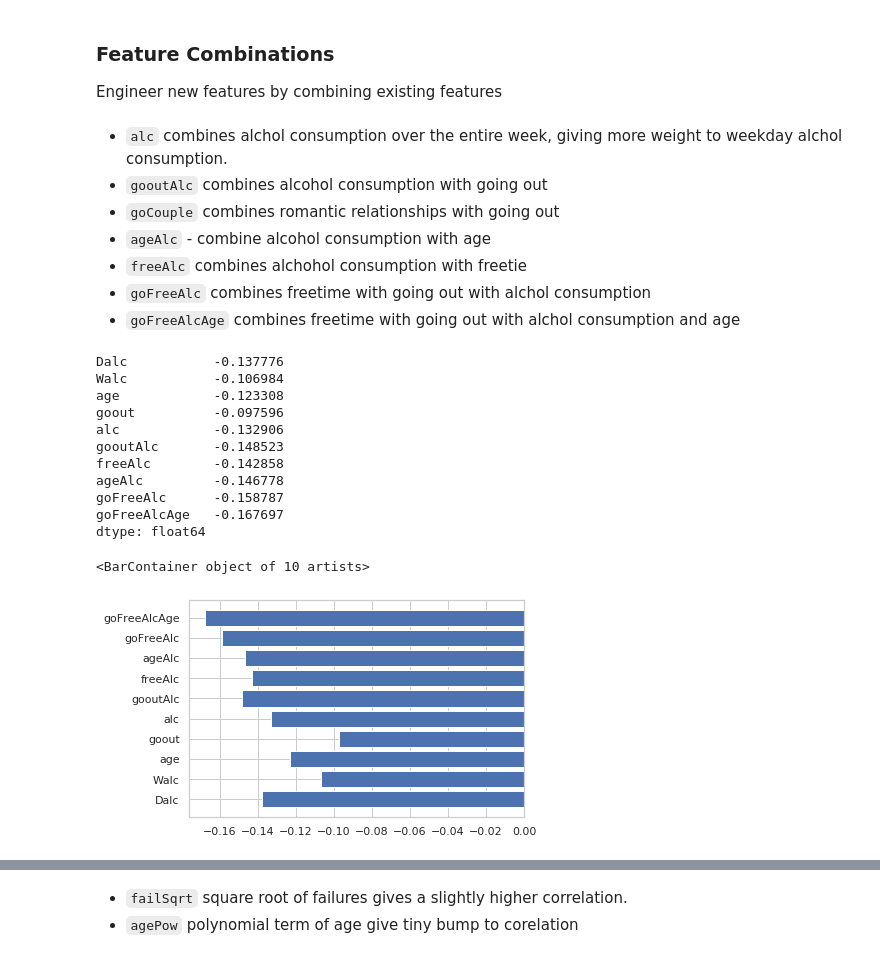
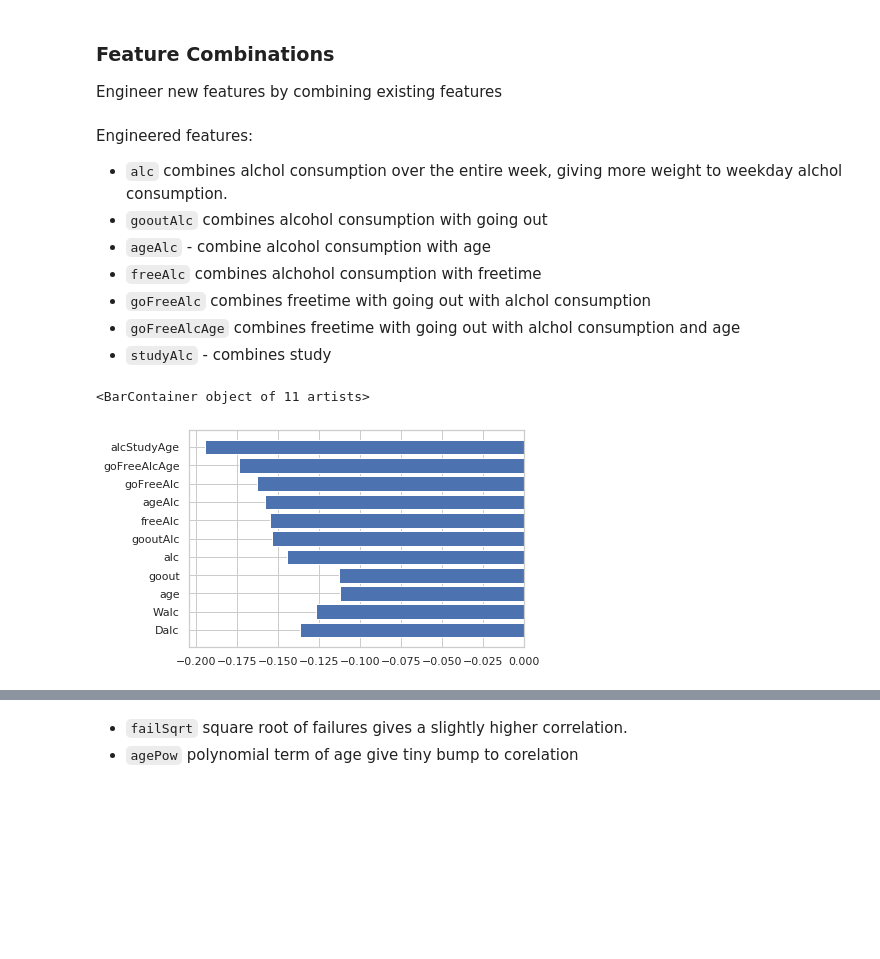
Before and after one commit to mrzzy/np-pa-assign, a Jupyter notebook: dataprep.ipynb, the cells around one changed output, grey strips where cells are left out. Drawn from its saved outputs; the diff is of its cells as text; code cells hidden in the pictures; blank space fills up the shorter version.

```diff
--- a/dataprep.ipynb
+++ b/dataprep.ipynb
@@ -90,7 +90,9 @@ Set aside hold out test set for later cross validation
 train_idxs, test_idxs = train_test_split(list(range(len(df))),
                                          shuffle=True,
                                          stratify=final_grades,
-                                         test_size=0.25)
+                                         random_state=42,
+                                         test_size=0.2)
+print(f"train examples: {len(train_idxs)}, test examples: {len(test_idxs)}")
 
 # split dataset based on indexes
 train_in_df = inputs_df.iloc[train_idxs].copy()
@@ -108,3 +108,0 @@ To resolve the power law like distribution of `absences`, we apply `log()`
-# %%
-df["logAbsences"] = np.log1p(df["absences"])
-df["logAbsences"].hist()
@@ -123,5 +108,0 @@ To resolve the nonlinear relationship between `logAbsences` and final grade, we
-# %%
-df["absencesBinned"] = pd.cut(df["logAbsences"], [0,  2, 2.5, 3.5, float("inf")],
-                              labels=[1, 2, 3, 4], right=True,
-                              include_lowest=True).astype("int")
-sns.boxplot(df["absencesBinned"], train_scores)
@@ -132,37 +110,27 @@ sns.boxplot(df["absencesBinned"], train_scores)
 ### Feature Combinations
 Engineer new features by combining existing features
 # %% [markdown]
+Engineered features:
 - `alc` combines alchol consumption over the entire week, giving more weight to weekday alchol consumption.
 - `gooutAlc` combines alcohol consumption with going out
-- `goCouple` combines romantic relationships with going out
 - `ageAlc` - combine alcohol consumption with age
-- `freeAlc` combines alchohol consumption with freetie
+- `freeAlc` combines alchohol consumption with freetime
 - `goFreeAlc` combines freetime with going out with alchol consumption
 - `goFreeAlcAge`  combines freetime with going out with alchol consumption and age
+- `studyAlc` - combines study
 # %%
-df["alc"] = (df["Dalc"] + df["Walc"])
+df["alc"]= df["Dalc"] + df["Walc"]
 df["freeAlc"] = df["alc"] * df["freetime"]
 df["gooutAlc"] = df["alc"] * df["goout"]
 df["ageAlc"] = df["age"] * df["alc"]
 df["goFreeAlc"] = df["goout"] * df["freetime"] * df["alc"]
 df["goFreeAlcAge"] = df["goout"] * df["freetime"] * df["alc"] * df["age"]
+df["alcStudyAge"] = df["alc"] * df["age"] / df["studytime"]
 
 correlations = df.loc[:, ["Dalc", "Walc", "age", "goout", "alc",
                           "gooutAlc", "freeAlc", "ageAlc", "goFreeAlc",
-                          "goFreeAlcAge"]].corrwith(train_scores)
-print(correlations)
+                          "goFreeAlcAge", "alcStudyAge"]].corrwith(train_scores)
 plt.barh(correlations.index, correlations)
 # %% [output]
-Dalc           -0.137776
-Walc           -0.106984
-age            -0.123308
-goout          -0.097596
-alc            -0.132906
-gooutAlc       -0.148523
-freeAlc        -0.142858
-ageAlc         -0.146778
-goFreeAlc      -0.158787
-goFreeAlcAge   -0.167697
-dtype: float64
+<BarContainer object of 11 artists>
-<BarContainer object of 10 artists>
-[figure, old version]
+[figure, new version]
```
Also changed, not shown: parts of 19 cells of this notebook, 4 other files.
